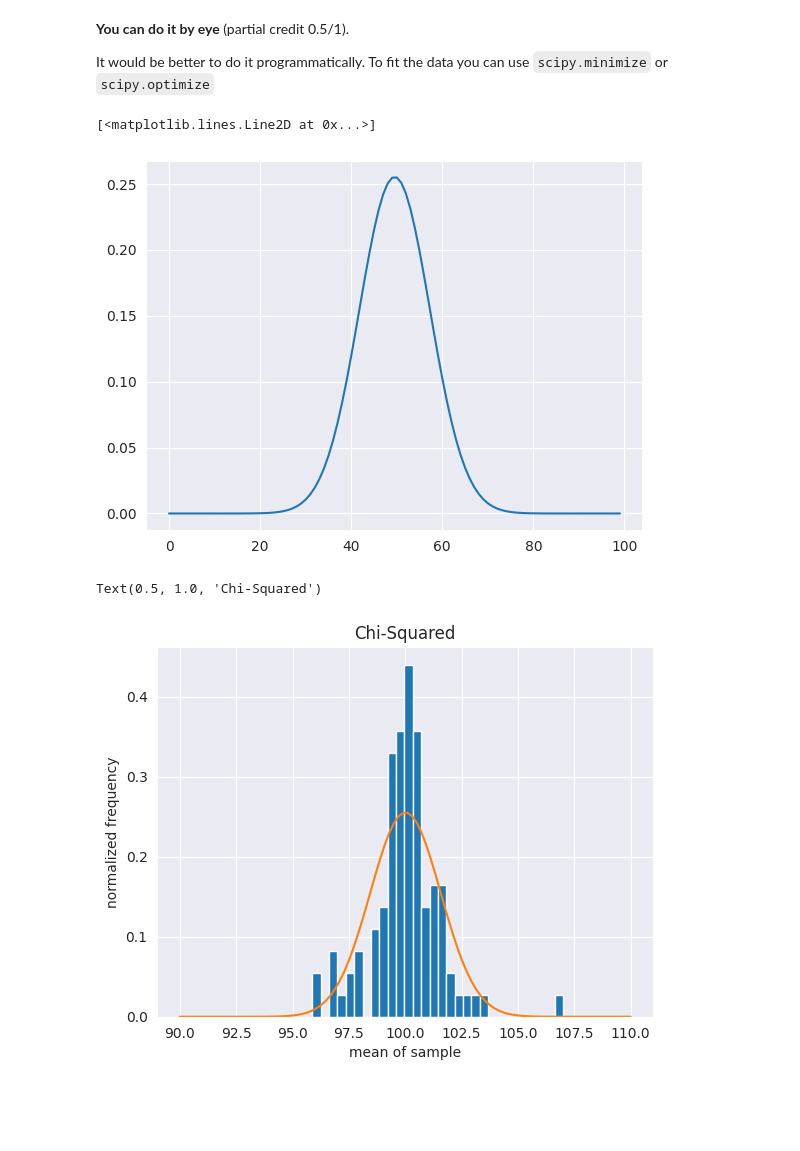
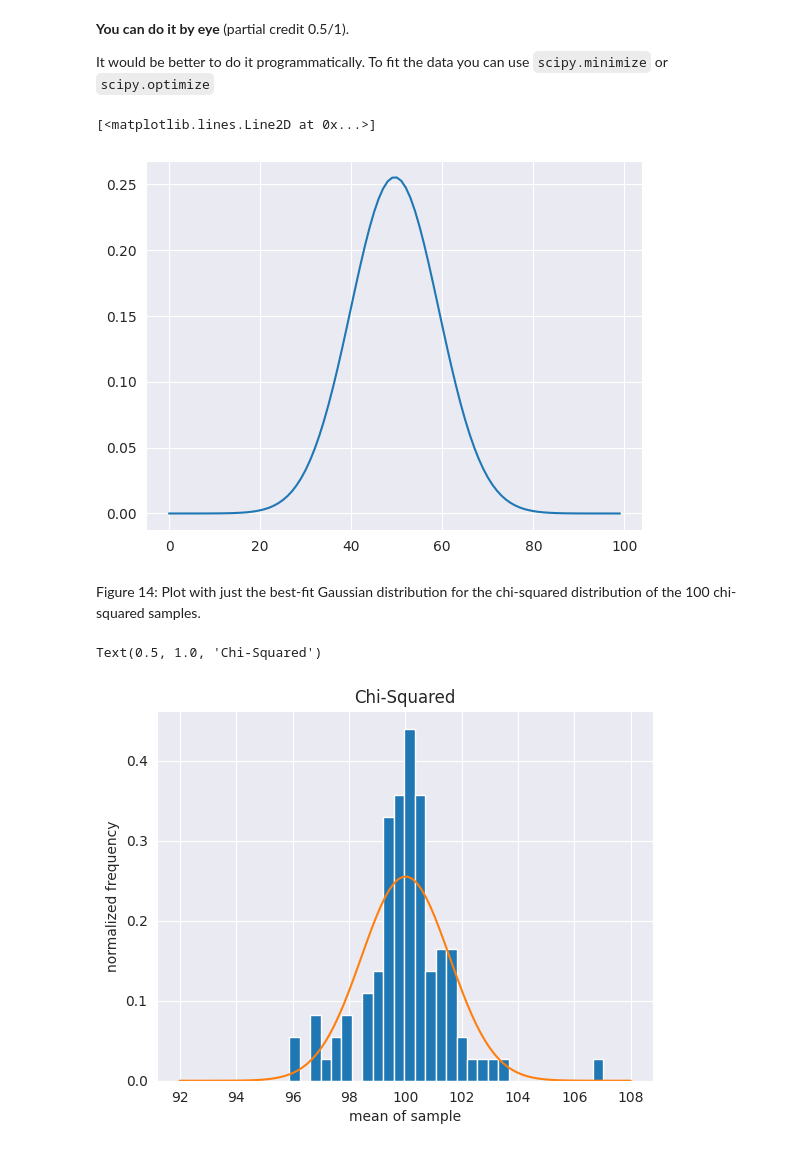
Before and after one commit to sarahdell/DSPS_SDellorco, a Jupyter notebook: hw2/Dellorco_CentralLimitTheorem.ipynb, the cells around one changed output. Saved outputs shown, nothing was run; the diff lists cells and outputs as text; code cells hidden in the pictures; blank space fills up the shorter version.

```diff
--- a/hw2/Dellorco_CentralLimitTheorem.ipynb
+++ b/hw2/Dellorco_CentralLimitTheorem.ipynb
@@ -363,18 +377,20 @@ It would be better to do it programmatically. To fit the data you can use `scipy
 # %%
 #creating the gaussian
-domain = np.linspace(90,110,100)
-gauss=sp.stats.norm.pdf(domain, np.mean(allmeans), np.std(allmeans)) #creating a normal probability density function curve (Gaussian) from the mean of the array of allmeans and the std of allmeans
-pl.plot(gauss)
+domain = np.linspace(92,108,100)
+gauss_chi=sp.stats.norm.pdf(domain, np.mean(allmeans), np.std(allmeans)) #creating a normal probability density function curve (Gaussian) from the mean of the array of allmeans and the std of allmeans
+pl.plot(gauss_chi)
 # %% [output]
 [<matplotlib.lines.Line2D at 0x...>]
-[figure, old version]
+[figure, new version]
+# %% [markdown]
+Figure 14: Plot with just the best-fit Gaussian distribution for the chi-squared distribution of the 100 chi-squared samples.
 # %%
 #plotting the histogram with the Guassian curve from the previous cell for Chi-Squared
 pl.hist(allmeans, bins = 30, density = True)
-pl.plot(domain, gauss)
+pl.plot(domain, gauss_chi)
 pl.xlabel("mean of sample")
 pl.ylabel("normalized frequency")
 pl.title("Chi-Squared")
 # %% [output]
 Text(0.5, 1.0, 'Chi-Squared')
-[figure, old version]
+[figure, new version]
```
Also changed, not shown: parts of 21 cells of this notebook.
